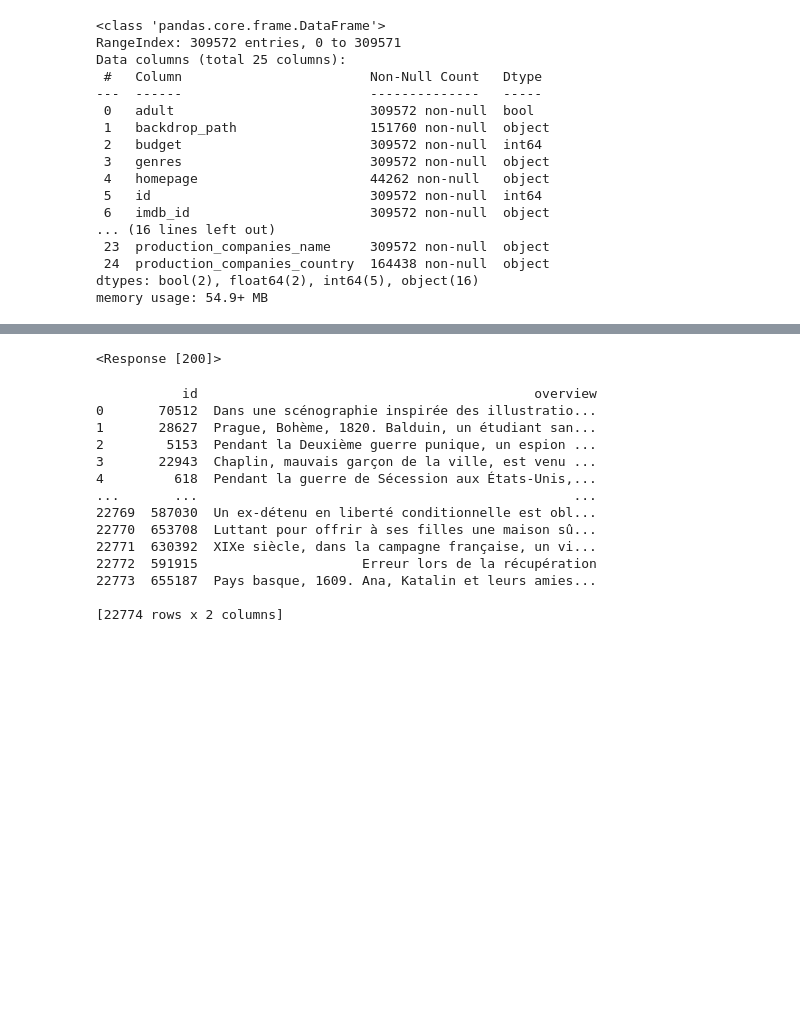
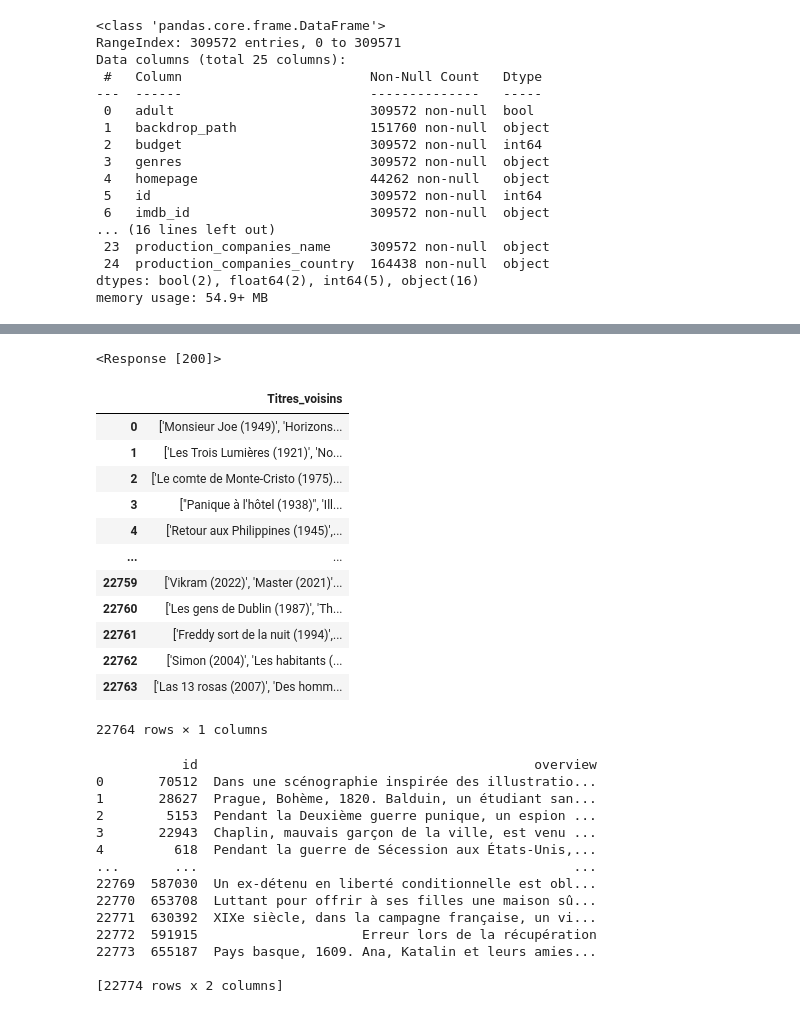
Before and after one commit to Ghali65/Projet_cine_creuse, a Jupyter notebook: Projet_2_ML.ipynb, the cells around one changed output, grey strips where cells are left out. Cells and saved outputs as stored; diff of their text form; code cells hidden in the pictures; blank space fills up the shorter version.

```diff
--- a/Projet_2_ML.ipynb
+++ b/Projet_2_ML.ipynb
@@ -353,18 +498,33 @@ memory usage: 5.6+ MB
 # %%
 import requests
 
 url = "https://api.themoviedb.org/3/authentication"
 
 headers = {
     "accept": "application/json",
     "Authorization": "Bearer eyJhbGciOiJIUzI1NiJ9.eyJhdWQiOiI2ODg1Yjc5MDcwOTZmMzVhYzdjMjNmNDAwYWIyOTU0NSIsIm5iZiI6MTczMjI2MzgwMi4yMDgsInN1YiI6IjY3NDAzZjdhOGI0ZTRjMmVmNmY3ODFhNyIsInNjb3BlcyI6WyJhcGlfcmVhZCJdLCJ2ZXJzaW9uIjoxfQ.5USrXDhX_RiCT2pzeSES95HgeNjnohXsIDbIyz8Qf3I"
 }
 
 response = requests.get(url, headers=headers)
 
 print(response)
+
+df_final_test_2[['Titres_voisins']]
 # %% [output]
 <Response [200]>
+|  | Titres_voisins |
+| 0 | ['Monsieur Joe (1949)', 'Horizons... |
+| 1 | ['Les Trois Lumières (1921)', 'No... |
+| 2 | ['Le comte de Monte-Cristo (1975)... |
+| 3 | ["Panique à l'hôtel (1938)", 'Ill... |
+| 4 | ['Retour aux Philippines (1945)',... |
+| ... | ... |
+| 22759 | ['Vikram (2022)', 'Master (2021)'... |
+| 22760 | ['Les gens de Dublin (1987)', 'Th... |
+| 22761 | ['Freddy sort de la nuit (1994)',... |
+| 22762 | ['Simon (2004)', 'Les habitants (... |
+| 22763 | ['Las 13 rosas (2007)', 'Des homm... |
+22764 rows × 1 columns
 # %%
 import requests
 
```
Also changed, not shown: parts of 21 cells of this notebook, 6 other files.
